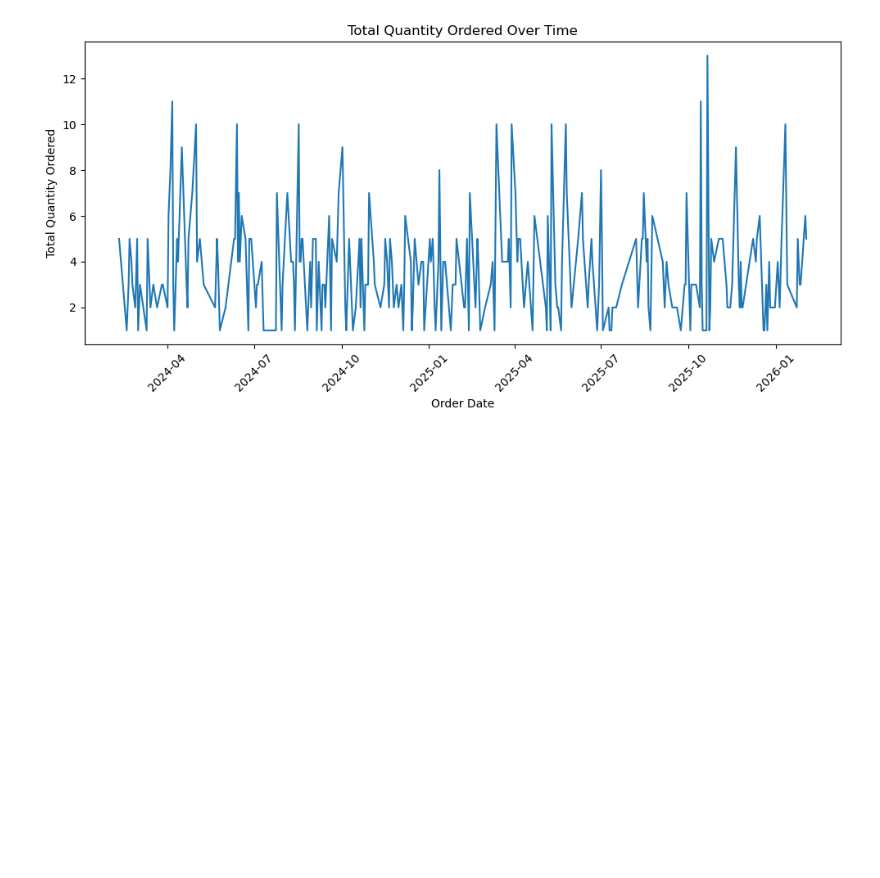
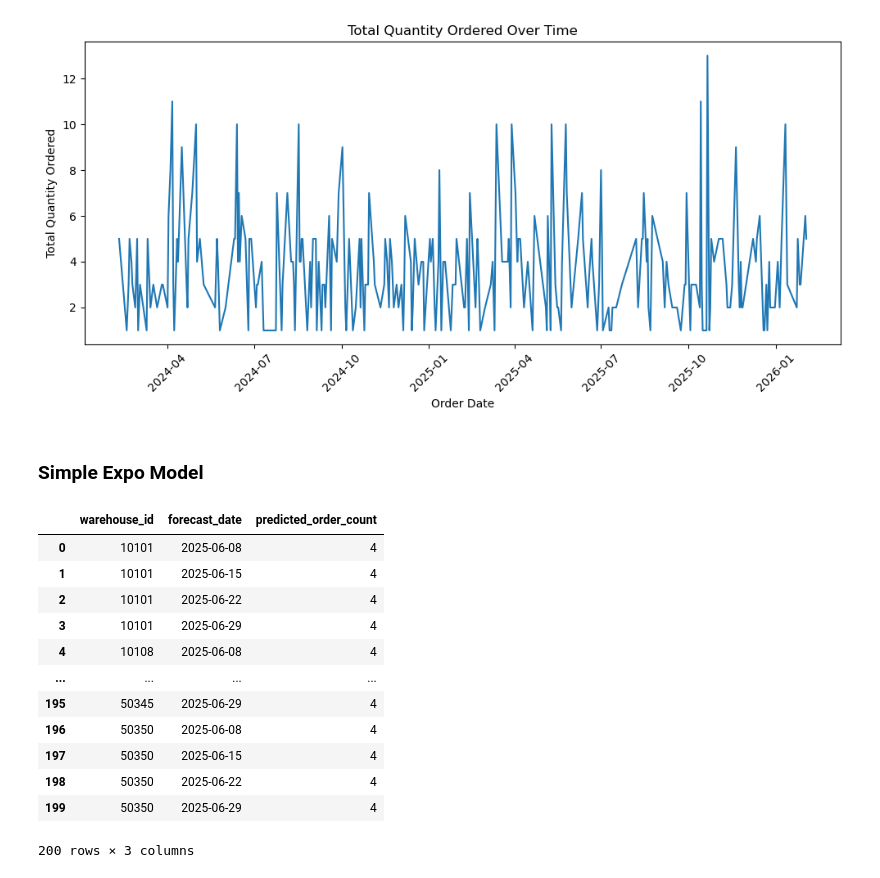
Before and after one commit to tanaymahapatra/E-commerce-Database-Management-and-Inventory-Optimization, a Jupyter notebook: model.ipynb, the cells around one changed output. Saved outputs shown, nothing was run; the diff lists cells and outputs as text; code cells hidden in the pictures; blank space fills up the shorter version.

Commit message:
Simple Expo model added

```diff
--- a/model.ipynb
+++ b/model.ipynb
@@ -66,3 +70,5 @@ plt.xticks(rotation=45)      # Tilts date text so they don't overlap
 plt.tight_layout()
 # %% [output]
 [figure]
+# %% [markdown]
+### Simple Expo Model
@@ -68,0 +78,78 @@ plt.tight_layout()
+# %%
+import pandas as pd
+from statsmodels.tsa.holtwinters import SimpleExpSmoothing
+
+# 1. Isolate the product and define the timeframe
+dt_product = dt2[dt2["product_name"] == "Coffee Maker Automatic"].copy()
+dt_product['order_date'] = pd.to_datetime(dt_product['order_date'])
+
+start_date = '2024-02-03'
+end_date = '2025-06-03'
+dt_one_year = dt_product[(dt_product['order_date'] >= start_date) & (dt_product['order_date'] < end_date)]
+
+# 2. Group by both Warehouse ID and Week
+# pd.Grouper automatically buckets the dates into weeks within each warehouse group
+weekly_wh_orders = dt_one_year.groupby([
+    'warehouse_id',
+    pd.Grouper(key='order_date', freq='W-SUN')
+])['order_id'].nunique().reset_index()
+
+weekly_wh_orders.columns = ['warehouse_id', 'week_end_date', 'order_count']
+
+# 3. Iterate through each warehouse to generate individual forecasts
+forecast_results = []
+FORECAST_STEPS = 4
+
+# Create a continuous weekly date range for the training period
+# This is required to identify and fill weeks with exactly 0 sales
+full_date_range = pd.date_range(start=start_date, end=end_date, freq='W-SUN')
+
+for warehouse, df_wh in weekly_wh_orders.groupby('warehouse_id'):
+
+    # Prepare the time series for the current warehouse
+    df_wh = df_wh.set_index('week_end_date')
+
+    # CRITICAL: Fill missing weeks with 0.
+    # Without this, low-volume warehouses will have heavily skewed forecasts.
+    df_wh = df_wh.reindex(full_date_range, fill_value=0)
+    df_wh.index.name = 'week_end_date'
+
+    try:
+        # Train Simple Exponential Smoothing
+        model = SimpleExpSmoothing(df_wh['order_count'], initialization_method="estimated")
+        fitted_model = model.fit()
+
+        # Forecast the next 4 weeks
+        predictions = fitted_model.forecast(FORECAST_STEPS)
+
+        # Calculate future dates for the predicted weeks
+        future_dates = pd.date_range(start=df_wh.index[-1] + pd.Timedelta(days=7), periods=FORECAST_STEPS, freq='W-SUN')
+
+        # Store results in a flat structure prepared for database insertion
+        for date, pred_val in zip(future_dates, predictions):
+            forecast_results.append({
+                'warehouse_id': warehouse,
+                'forecast_date': date,
+                'predicted_order_count': max(0, int(round(pred_val))) # Prevent negative forecasts
+            })
+
+    except Exception as e:
+        print(f"Could not fit model for warehouse {warehouse}: {e}")
+
+# 4. Create the final standardized DataFrame ready for MySQL write-back
+final_predictions_df = pd.DataFrame(forecast_results)
+final_predictions_df
+# %% [output]
+|  | warehouse_id | forecast_date | predicted_order_count |
+| 0 | 10101 | 2025-06-08 | 4 |
+| 1 | 10101 | 2025-06-15 | 4 |
+| 2 | 10101 | 2025-06-22 | 4 |
+| 3 | 10101 | 2025-06-29 | 4 |
+| 4 | 10108 | 2025-06-08 | 4 |
+| ... | ... | ... | ... |
+| 195 | 50345 | 2025-06-29 | 4 |
+| 196 | 50350 | 2025-06-08 | 4 |
+| 197 | 50350 | 2025-06-15 | 4 |
+| 198 | 50350 | 2025-06-22 | 4 |
+| 199 | 50350 | 2025-06-29 | 4 |
+200 rows × 3 columns
```
Also changed, not shown: parts of 5 cells of this notebook.
